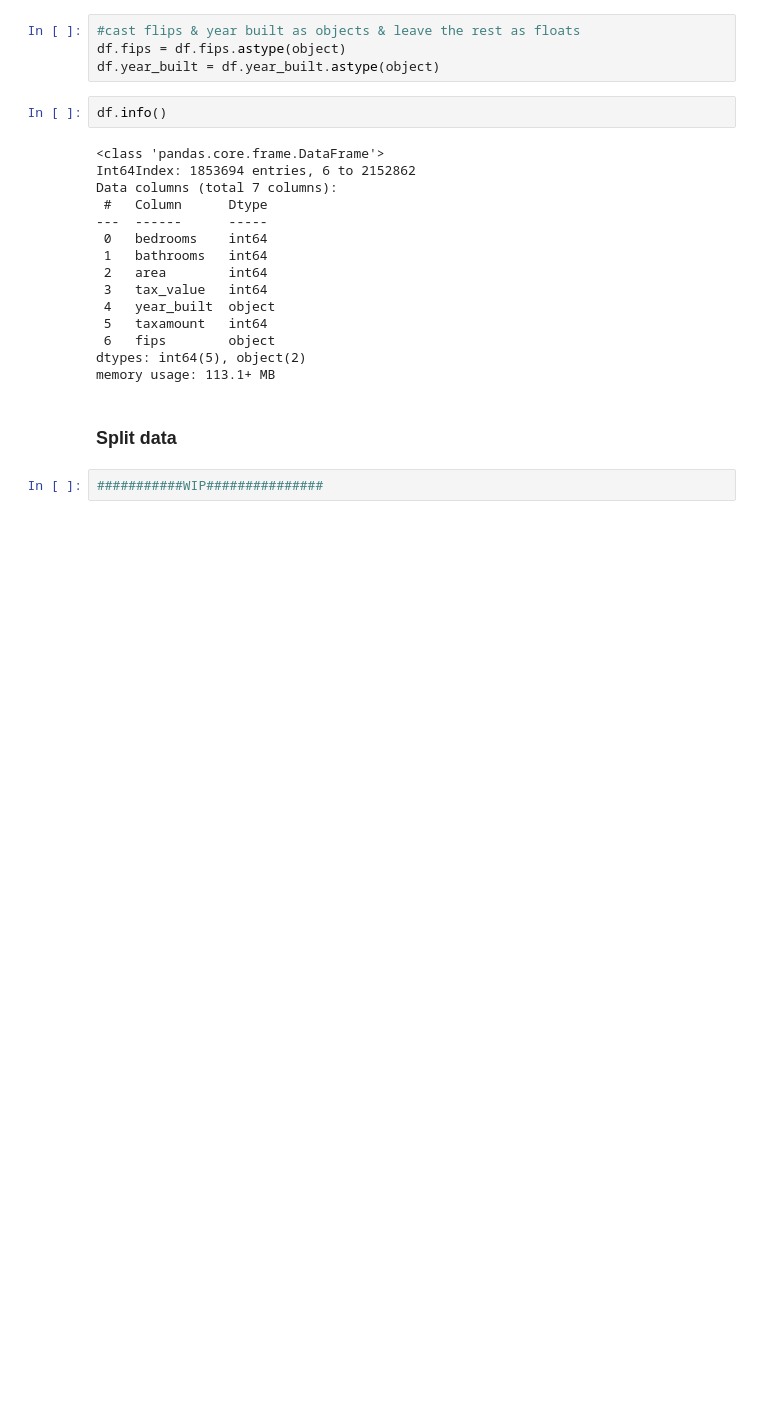
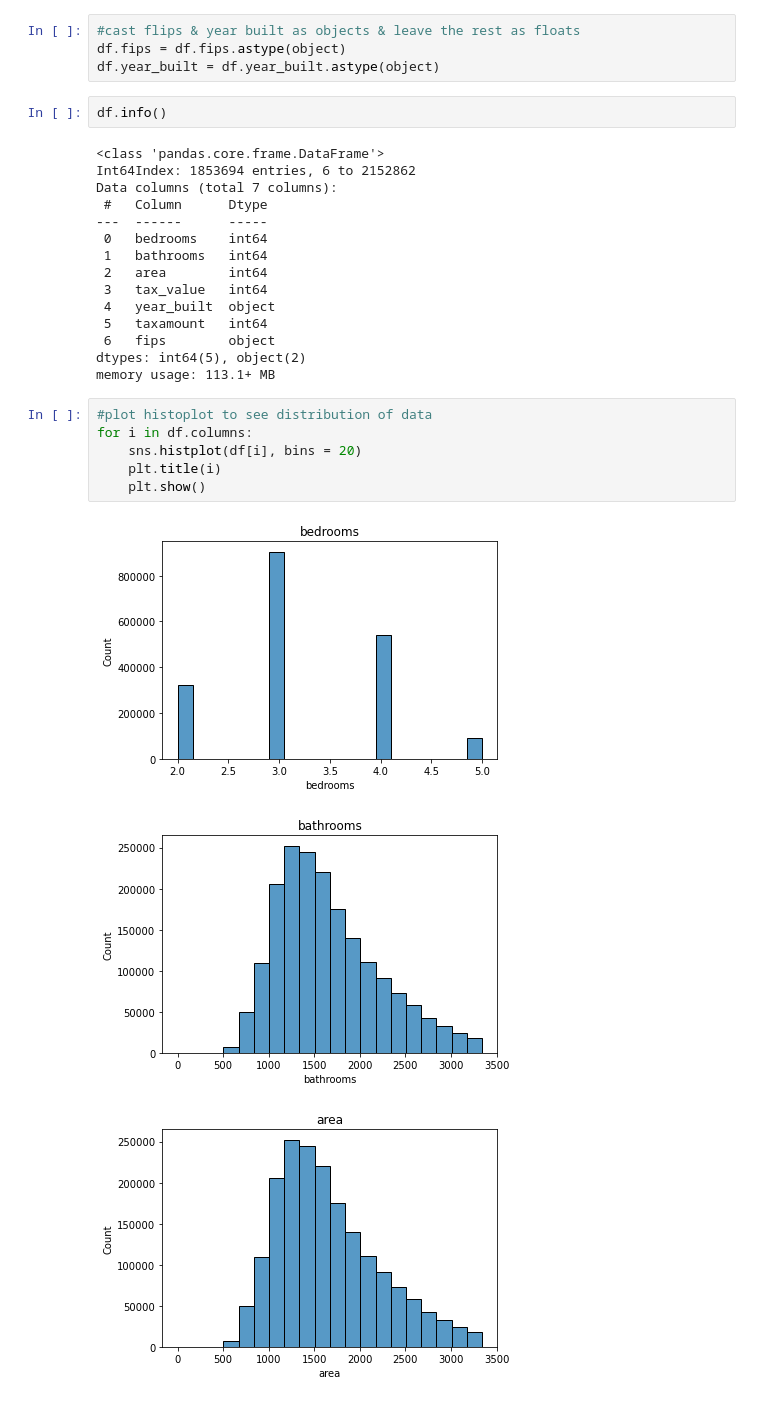
Before and after one commit to patrickamwayi/regression-exercises, a Jupyter notebook: wrangle.ipynb, the cells around one changed output. Drawn from its saved outputs; the diff is of its cells as text; blank space fills up the shorter version.

```diff
--- a/wrangle.ipynb
+++ b/wrangle.ipynb
@@ -672,7 +647,13 @@ Data columns (total 7 columns):
  6   fips        object
 dtypes: int64(5), object(2)
 memory usage: 113.1+ MB
-# %% [markdown]
-### Split data
-# %%
-###########WIP###############
+# %%
+#plot histoplot to see distribution of data
+for i in df.columns:
+    sns.histplot(df[i], bins = 20)
+    plt.title(i)
+    plt.show()
+# %% [output]
+[figure, added]
+[figure, added]
+[figure, added]
```
Also changed, not shown: parts of 13 cells of this notebook.
